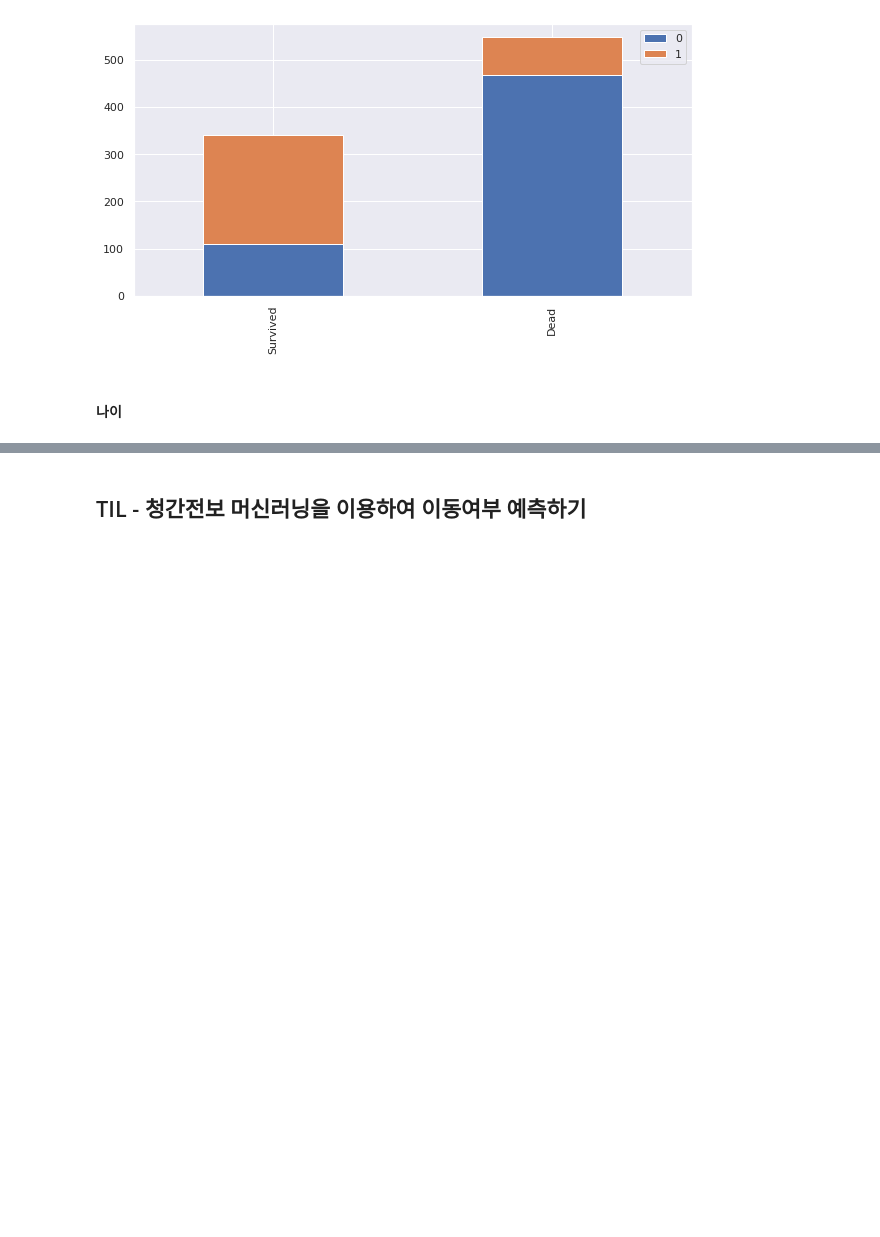
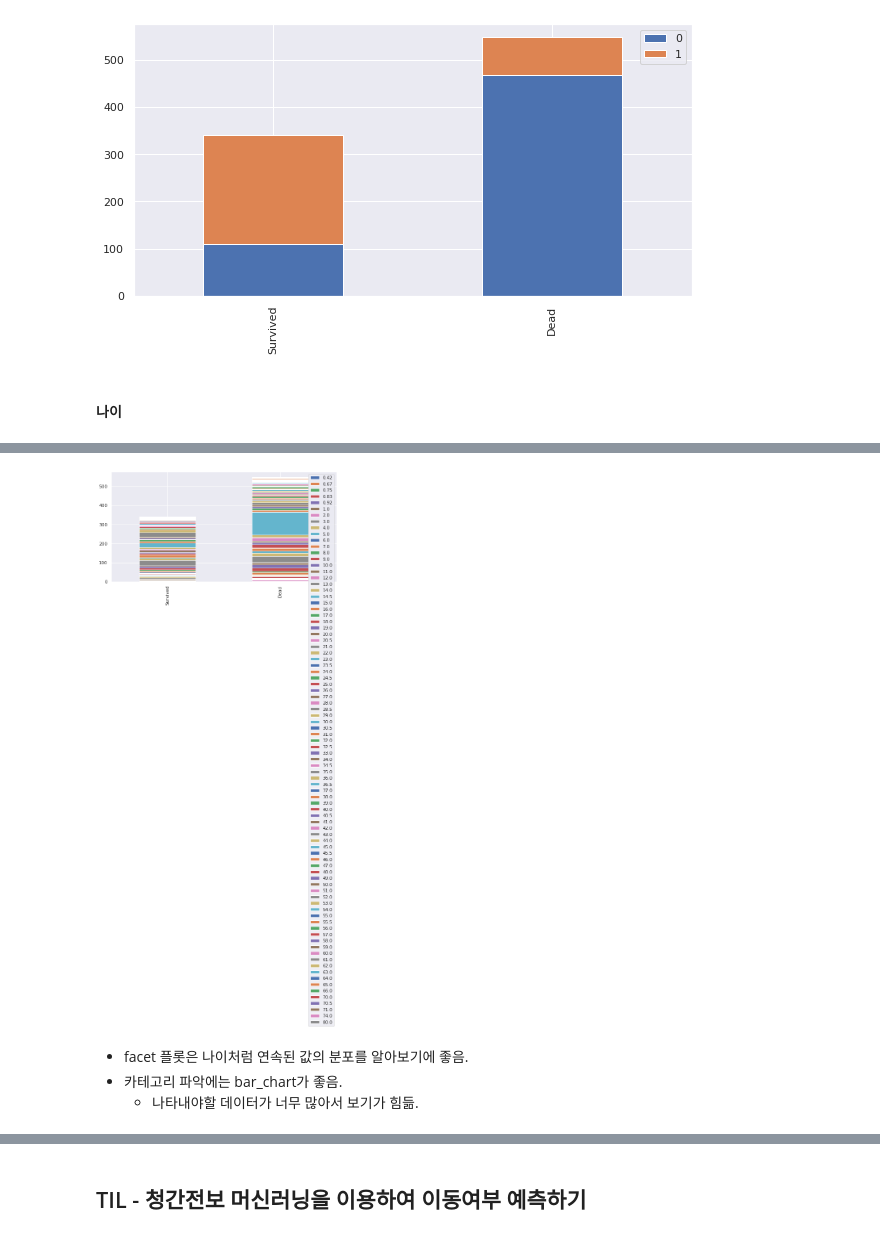
Before and after one commit to 951237/TIL, a Jupyter notebook: TIL_2020_02.ipynb, the cells around one changed output, grey strips where cells are left out. Drawn from its saved outputs; the diff is of its cells as text; code cells hidden in the pictures; blank space fills up the shorter version.

```diff
--- a/TIL_2020_02.ipynb
+++ b/TIL_2020_02.ipynb
@@ -684,0 +787,8 @@ bar_chart('Sex')
+# %%
+bar_chart('Age')
+# %% [output]
+[figure, added]
+# %% [markdown]
+- facet 플롯은 나이처럼 연속된 값의 분포를 알아보기에 좋음.
+- 카테고리 파악에는 bar_chart가 좋음.
+    - 나타내야할 데이터가 너무 많아서 보기가 힘듦.
```
Also changed, not shown: parts of 25 cells of this notebook.
